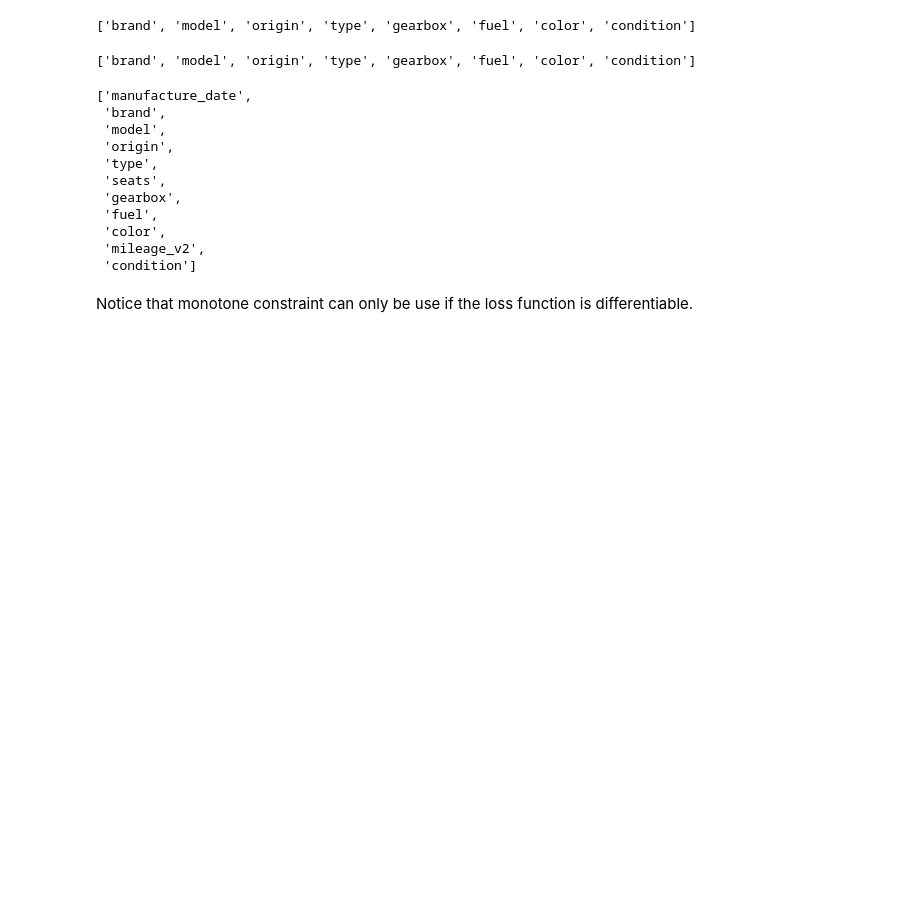
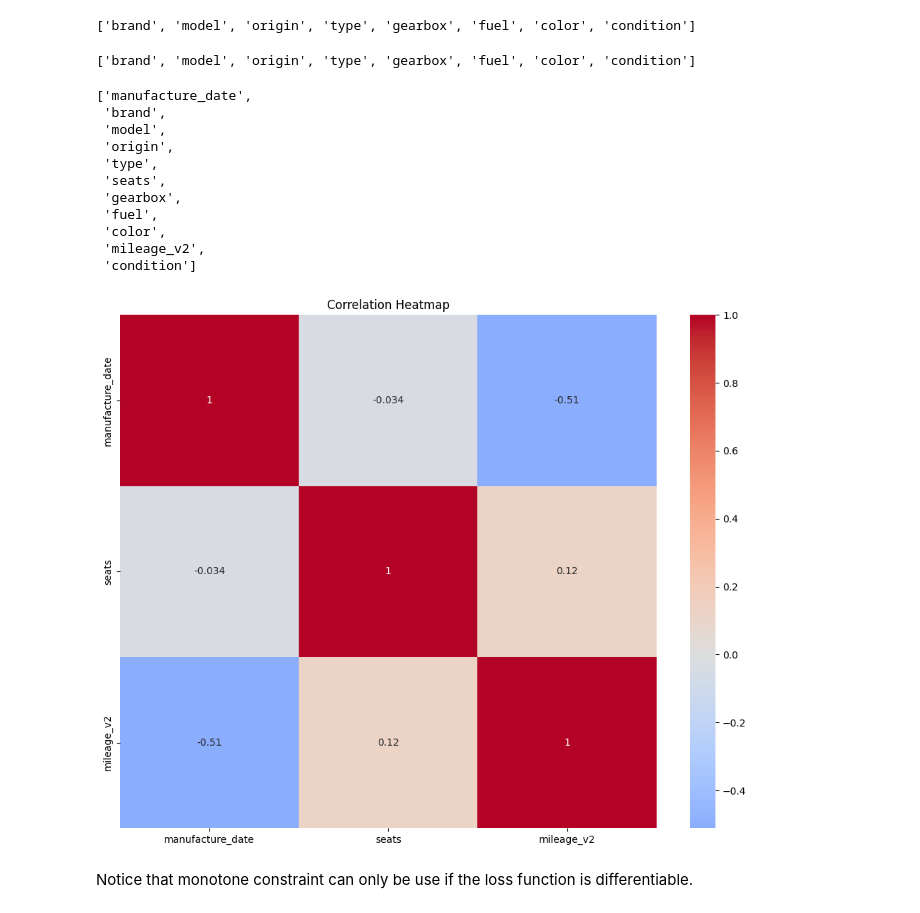
Before and after one commit to ngnquanq/car-price-prediction, a Jupyter notebook: experiment.ipynb, the cells around one changed output. Drawn from its saved outputs; the diff is of its cells as text; code cells hidden in the pictures; blank space fills up the shorter version.

```diff
--- a/experiment.ipynb
+++ b/experiment.ipynb
@@ -1657,6 +2018,18 @@ cols
  'color',
  'mileage_v2',
  'condition']
+# %%
+#Print the correlation of the training set towar price
+import seaborn as sns
+import matplotlib.pyplot as plt
+num_data = X_train.select_dtypes(include=np.number)
+plt.figure(figsize=(10, 8))
+sns.heatmap(num_data.corr(), annot=True, cmap='coolwarm', center=0)
+plt.title('Correlation Heatmap')
+plt.tight_layout()
+plt.show()
+# %% [output]
+[figure, added]
 # %%
 # Define the model params
 cat_params = {
```
Also changed, not shown: parts of 27 cells of this notebook, 14 other files.
